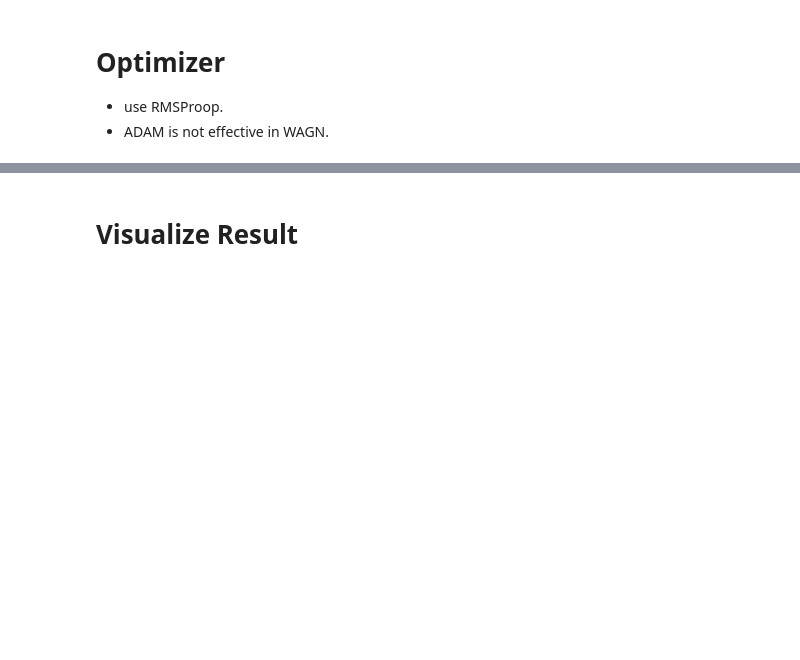
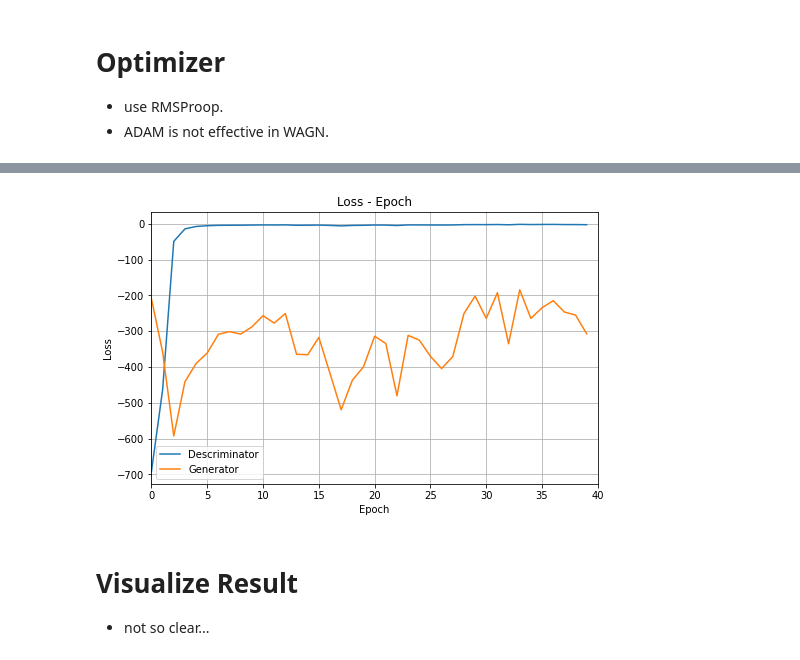
Before and after one commit to okn-yu/WGAN, a Jupyter notebook: WGAN.ipynb, the cells around one changed output, grey strips where cells are left out. Drawn from its saved outputs; the diff is of its cells as text; code cells hidden in the pictures; blank space fills up the shorter version.

```diff
--- a/WGAN.ipynb
+++ b/WGAN.ipynb
@@ -336,5 +202,82 @@ KeyboardInterrupt:
+# %%
+try:
+    G_losses
+except NameError:
+    G_losses = list()
+    D_losses = list()
+
+D.to(device)
+G.to(device)
+
+for epoch in range(num_epochs):
+    D.train()
+    G.train()
+
+    D_loss_list = list()
+    G_loss_list = list()
+
+    for i, (imgs, labels) in enumerate(trainloader):
+        for n in range(n_critic):
+
+            # Train D
+            D.zero_grad()
+
+            # Calculate real loss
+            imgs = imgs.to(device)
+            output = D(imgs).view(-1)
+            D_real_loss = torch.mean(output)
+
+            # Calculate fake loss
+            batch_size =imgs.size(0)
+            noise = torch.randn(batch_size, z_dim, 1, 1, device=device)
+            fake = G(noise)
+            output = D(fake.detach()).view(-1)
+            D_fake_loss = torch.mean(output)
+
+            D_loss = - D_real_loss + D_fake_loss
+            D_loss.backward()
+            optimizerD.step()
+
+            D_loss_list.append(D_loss.item())
+
+            for p in D.parameters():
+                p.data.clamp_(clamp_lower, clamp_upper)
+
+        # Train G
+        G.zero_grad()
+        noise = torch.randn(batch_size, z_dim, 1, 1, device=device)
+        fake = G(noise)
+        output = D(fake).view(-1)
+
+        G_loss = - torch.mean(output)
+        G_loss.backward()
+        optimizerG.step()
+
+        G_loss_list.append(G_loss.item())
+
+        if i % 50 == 0:
+            print(f"epoch: {epoch},  i: {i}, D_loss: {D_loss.item()},  G_loss: {G_loss.item()}")
+
+    G_losses.append(statistics.mean(G_loss_list))
+    D_losses.append(statistics.mean(D_loss_list))
+
+    clear_output(wait=True)
+    plt.figure(num=1, clear=True, figsize=(8, 5))
+    plt.title('Loss - Epoch')
+    plt.xlabel('Epoch')
+    plt.ylabel('Loss')
+    plt.xlim(0, len(G_losses))
+    plt.plot(D_losses, label='Descriminator')
+    plt.plot(G_losses, label='Generator')
+    plt.legend()
+    plt.grid(which='major')
+    plt.grid(which='minor')
+    plt.pause(0.1)
+# %% [output]
+[figure, added]
 # %% [markdown]
 # Visualize Result
+* not so clear...
 # %%
 vis_batch_size = 8
 z_dim = 100
```
Also changed, not shown: parts of 10 cells of this notebook.
